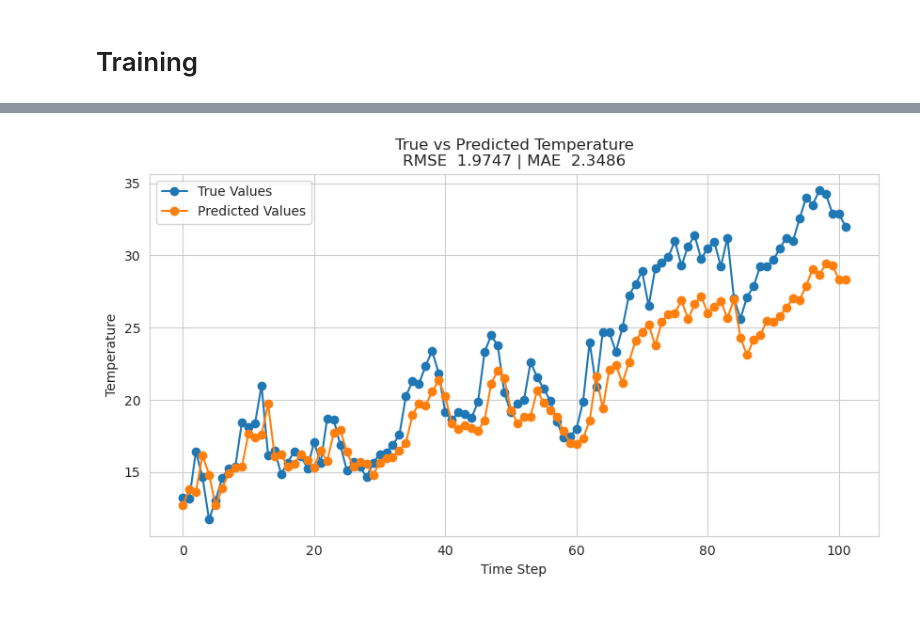
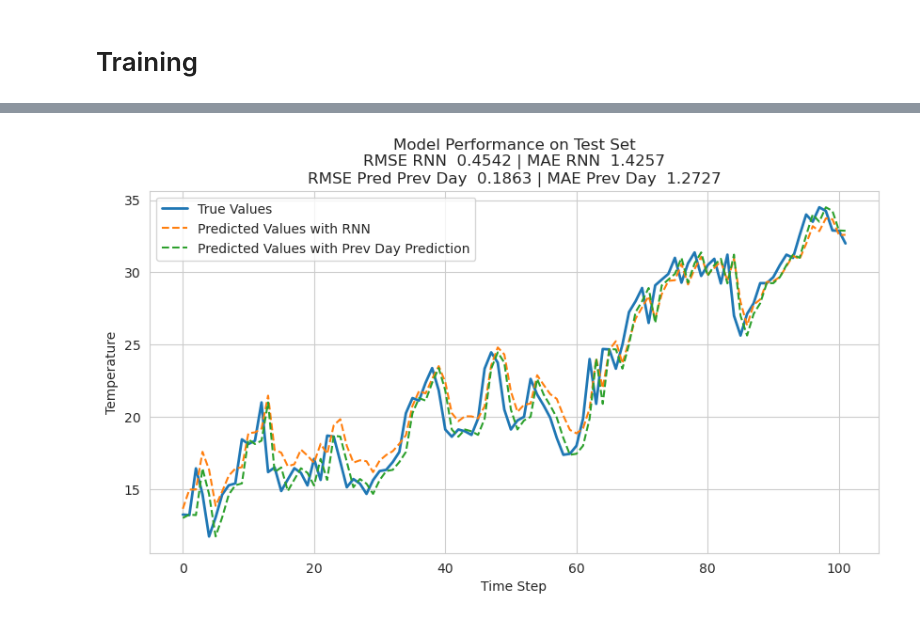
Before and after one commit to danjelito/ml-various-example, a Jupyter notebook: predicting-temp-with-pytorch-rnn.ipynb, the cells around one changed output, grey strips where cells are left out. Cells and saved outputs as stored; diff of their text form; code cells hidden in the pictures.

Commit message:
fix training and testing

```diff
--- a/predicting-temp-with-pytorch-rnn.ipynb
+++ b/predicting-temp-with-pytorch-rnn.ipynb
@@ -76,17 +76,23 @@ class TempDataset(Dataset):
         y = self.data[index + self.sequence_length].astype(np.float32)
         return x, y
 
-train_temps = df_train["meantemp"].values
+
+train_temps = df_train["meantemp"].values[:1169]
+val_temps = df_train["meantemp"].values[1169:]
 test_temps = df_test["meantemp"].values
-sequence_length = 12 # use 12 months prior to predict month #13
+
+sequence_length = 12  # use 12 months prior to predict month #13
 batch_size = 1
 
 train_dataset = TempDataset(train_temps, sequence_length)
+val_dataset = TempDataset(val_temps, sequence_length)
 test_dataset = TempDataset(test_temps, sequence_length)
-assert len(train_dataset) == (len(df_train) - sequence_length)
+assert len(train_dataset) == (len(df_train.iloc[:1169]) - sequence_length)
+assert len(val_dataset) == (len(df_train.iloc[1169:]) - sequence_length)
 assert len(test_dataset) == (len(df_test) - sequence_length)
 
 train_loader = DataLoader(train_dataset, batch_size=batch_size, shuffle=False)
+val_loader = DataLoader(val_dataset, batch_size=batch_size, shuffle=False)
 test_loader = DataLoader(test_dataset, batch_size=batch_size, shuffle=False)
 # %% [markdown]
 Check if the train dataset is correctly implemented.
@@ -293,26 +327,37 @@ plt.show()
 # %%
+# prediction with RNN
 y_true = []
 y_pred = []
 
-hidden = rnn.init_hidden(batch_size)
+# hidden = rnn.init_hidden(batch_size)
 for inputs, target in test_loader:
-    output = predict(inputs, hidden)
+    output = predict(inputs)
     y_pred.append(output.item())
     y_true.append(target.item())
 
 y_true = (np.array(y_true))
 y_pred = (np.array(y_pred))
-rmse = np.sqrt(np.mean(y_true - y_pred) ** 2)
-mae = np.mean(abs(y_true - y_pred))
+rnn_rmse = np.sqrt(np.mean(y_true - y_pred) ** 2)
+rnn_mae = np.mean(abs(y_true - y_pred))
 
+# prediction with prev day value
+y_pred_prev_day = np.roll(y_true, 1)
+y_pred_prev_day[0] = 13.0
+rmse_prev_day_pred = np.sqrt(np.mean(y_true - y_pred_prev_day) ** 2)
+mae_prev_day_pred = np.mean(abs(y_true - y_pred_prev_day))
+
+# plot
 plt.figure(figsize=(10, 5))
-plt.plot(y_true, label='True Values', marker='o')
-plt.plot(y_pred, label='Predicted Values', marker='o')
-plt.xlabel('Time Step')
-plt.ylabel('Temperature')
-plt.title(f'True vs Predicted Temperature\nRMSE {rmse: .4f} | MAE {mae: .4f}')
+plt.plot(y_true, label="True Values", linewidth=2)
+plt.plot(y_pred, label="Predicted Values with RNN", linestyle="--")
+plt.plot(y_pred_prev_day, label="Predicted Values with Prev Day Prediction", linestyle="--")
+plt.xlabel("Time Step")
+plt.ylabel("Temperature")
+plt.title(
+    f"Model Performance on Test Set\nRMSE RNN {rnn_rmse: .4f} | MAE RNN {rnn_mae: .4f}\nRMSE Pred Prev Day {rmse_prev_day_pred: .4f} | MAE Prev Day {mae_prev_day_pred: .4f}"
+)
 # plt.ylim(0, 700)
 plt.legend()
 plt.show()
 # %% [output]
-[figure, old version]
+[figure, new version]
```
Also changed, not shown: parts of 6 cells of this notebook.
